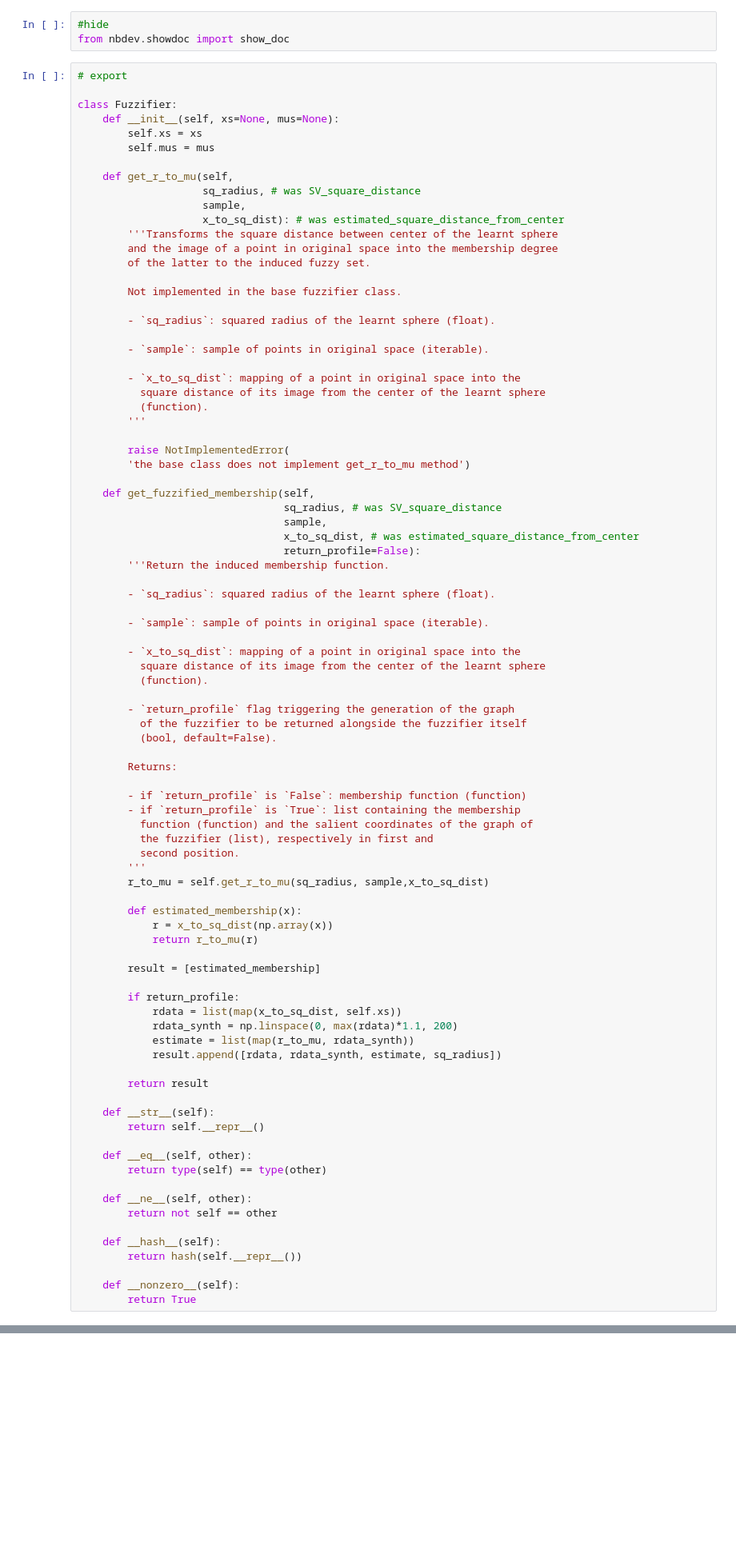
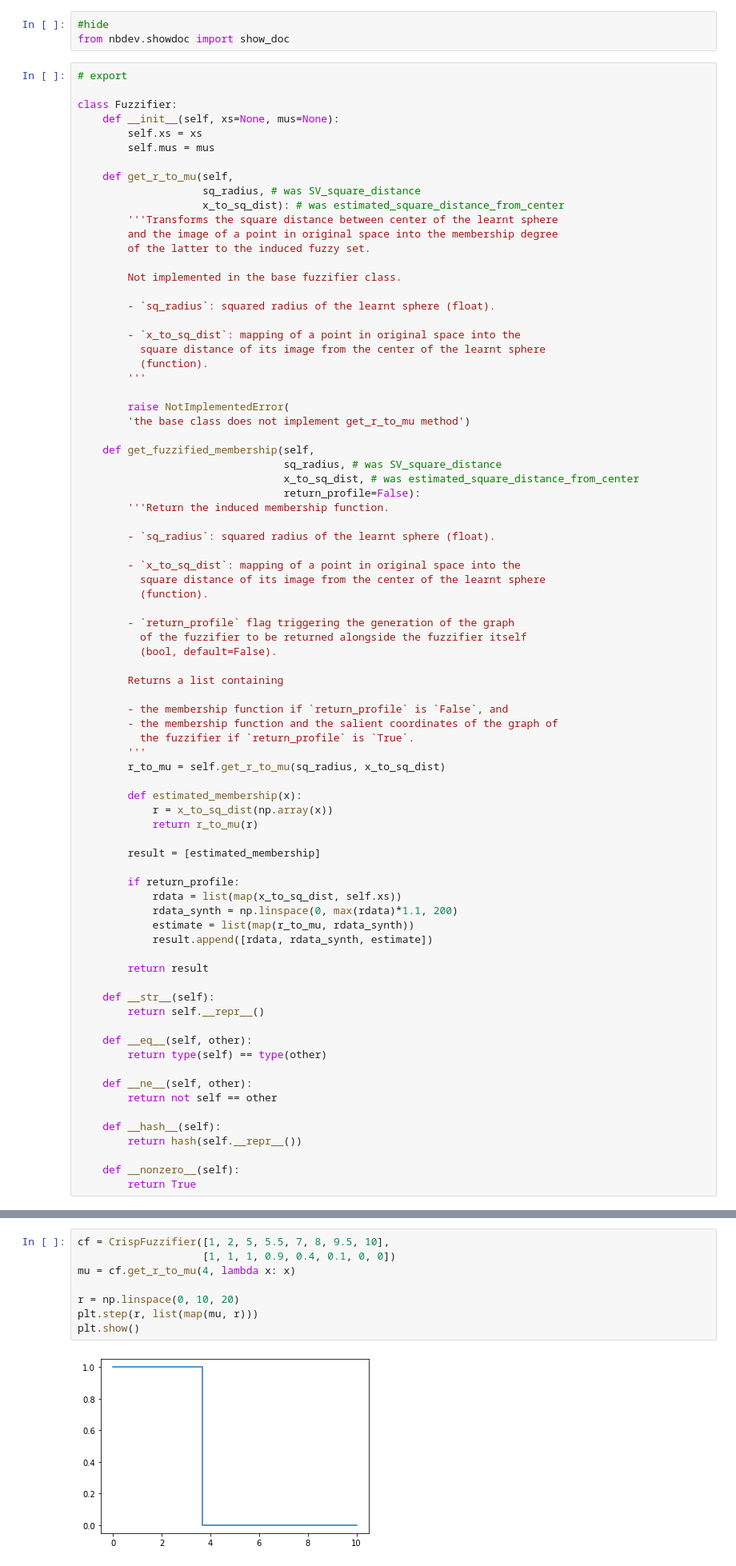
Before and after one commit to ManuelDileo/mulearn, a Jupyter notebook: 01_fuzzifiers.ipynb, the cells around one changed output, grey strips where cells are left out. Shown at 80% size. Saved outputs shown, nothing was run; the diff lists cells and outputs as text; blank space fills up the shorter version.

```diff
--- a/01_fuzzifiers.ipynb
+++ b/01_fuzzifiers.ipynb
@@ -26,7 +27,6 @@ class Fuzzifier:
 
     def get_r_to_mu(self,
                     sq_radius, # was SV_square_distance
-                    sample,
                     x_to_sq_dist): # was estimated_square_distance_from_center
         '''Transforms the square distance between center of the learnt sphere
         and the image of a point in original space into the membership degree
@@ -35,8 +35,6 @@ class Fuzzifier:
         Not implemented in the base fuzzifier class.
 
         - `sq_radius`: squared radius of the learnt sphere (float).
-
-        - `sample`: sample of points in original space (iterable).
 
         - `x_to_sq_dist`: mapping of a point in original space into the
           square distance of its image from the center of the learnt sphere
@@ -48,14 +46,11 @@ class Fuzzifier:
 
     def get_fuzzified_membership(self,
                                  sq_radius, # was SV_square_distance
-                                 sample,
                                  x_to_sq_dist, # was estimated_square_distance_from_center
                                  return_profile=False):
         '''Return the induced membership function.
 
         - `sq_radius`: squared radius of the learnt sphere (float).
-
-        - `sample`: sample of points in original space (iterable).
 
         - `x_to_sq_dist`: mapping of a point in original space into the
           square distance of its image from the center of the learnt sphere
@@ -65,15 +60,13 @@ class Fuzzifier:
           of the fuzzifier to be returned alongside the fuzzifier itself
           (bool, default=False).
 
-        Returns:
+        Returns a list containing
 
-        - if `return_profile` is `False`: membership function (function)
-        - if `return_profile` is `True`: list containing the membership
-          function (function) and the salient coordinates of the graph of
-          the fuzzifier (list), respectively in first and
-          second position.
+        - the membership function if `return_profile` is `False`, and
+        - the membership function and the salient coordinates of the graph of
+          the fuzzifier if `return_profile` is `True`.
         '''
-        r_to_mu = self.get_r_to_mu(sq_radius, sample,x_to_sq_dist)
+        r_to_mu = self.get_r_to_mu(sq_radius, x_to_sq_dist)
 
         def estimated_membership(x):
             r = x_to_sq_dist(np.array(x))
@@ -85,7 +78,7 @@ class Fuzzifier:
             rdata = list(map(x_to_sq_dist, self.xs))
             rdata_synth = np.linspace(0, max(rdata)*1.1, 200)
             estimate = list(map(r_to_mu, rdata_synth))
-            result.append([rdata, rdata_synth, estimate, sq_radius])
+            result.append([rdata, rdata_synth, estimate])
 
         return result
 
@@ -134 +257,11 @@ Not implemented in the base fuzzifier class.
+# %%
+cf = CrispFuzzifier([1, 2, 5, 5.5, 7, 8, 9.5, 10],
+                    [1, 1, 1, 0.9, 0.4, 0.1, 0, 0])
+mu = cf.get_r_to_mu(4, lambda x: x)
+
+r = np.linspace(0, 10, 20)
+plt.step(r, list(map(mu, r)))
+plt.show()
+# %% [output]
+[figure, added]
 # %%
```
Also changed, not shown: parts of 20 cells of this notebook, 3 other files.
